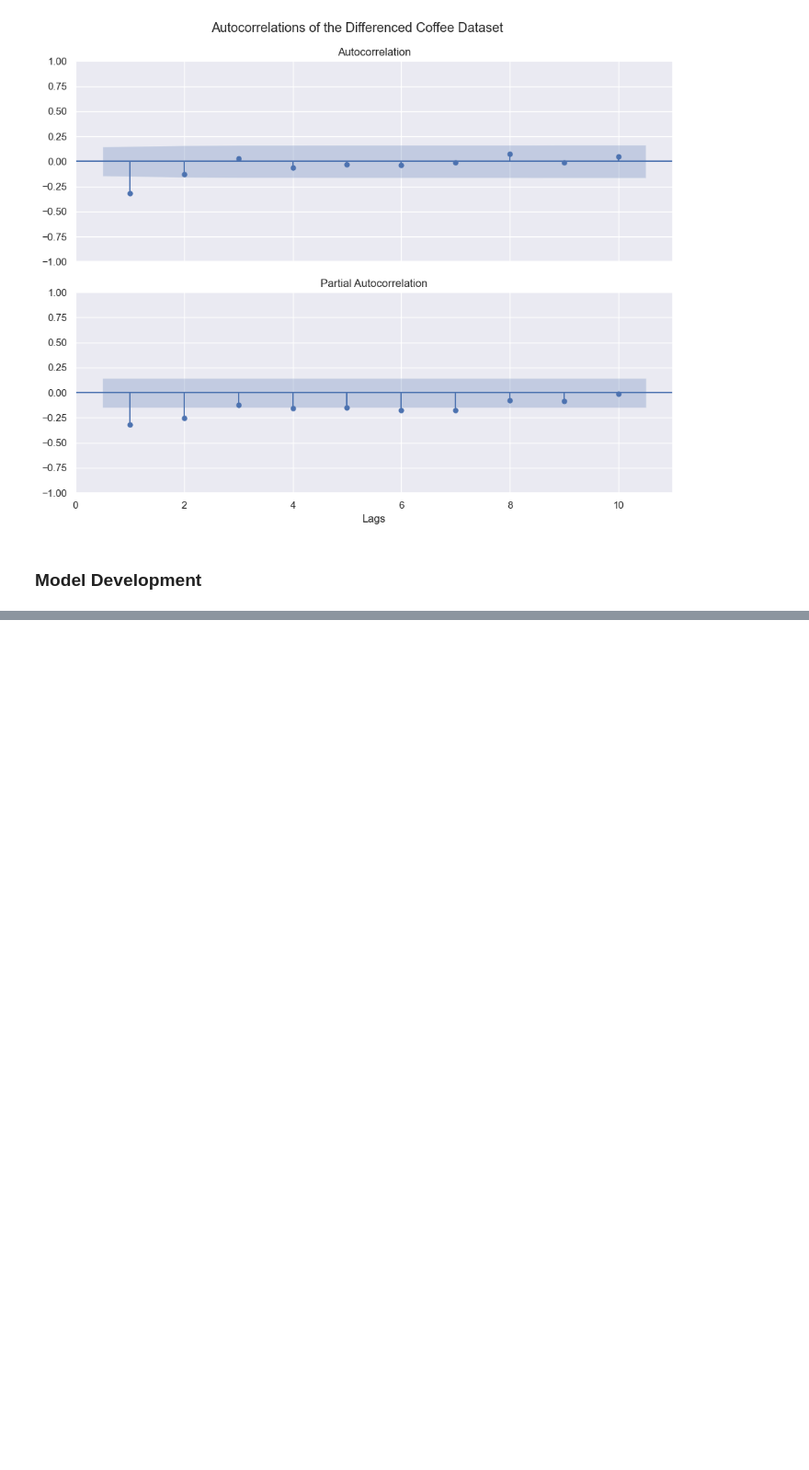
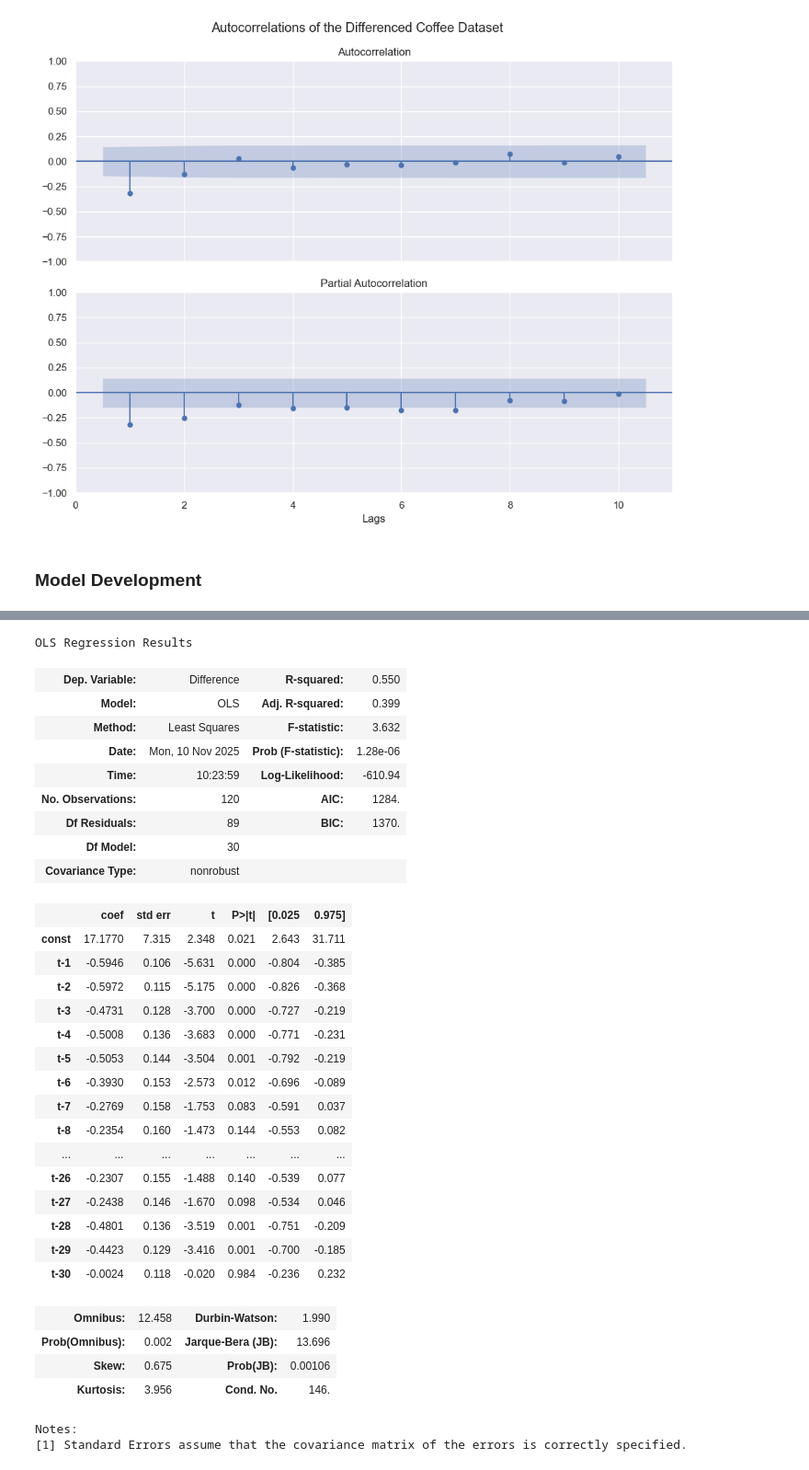
Before and after one commit to Murphysics1/masters_capstone, a Jupyter notebook: MLR_Autoregression_Model.ipynb, the cells around one changed output, grey strips where cells are left out. Shown: that part at 92% size. Saved outputs shown, nothing was run; the diff lists cells and outputs as text; code cells hidden in the pictures; blank space fills up the shorter version.

```diff
--- a/MLR_Autoregression_Model.ipynb
+++ b/MLR_Autoregression_Model.ipynb
@@ -423,0 +188,36 @@ Total fit time: 0.820 seconds
+# %%
+model, summary = model_test_no_space(df_coffee_stationary,steps=30)
+summary
+# %% [output]
+OLS Regression Results
+| Dep. Variable: | Difference | R-squared: | 0.550 |
+| Model: | OLS | Adj. R-squared: | 0.399 |
+| Method: | Least Squares | F-statistic: | 3.632 |
+| Date: | Mon, 10 Nov 2025 | Prob (F-statistic): | 1.28e-06 |
+| Time: | 10:23:59 | Log-Likelihood: | -610.94 |
+| No. Observations: | 120 | AIC: | 1284. |
+| Df Residuals: | 89 | BIC: | 1370. |
+| Df Model: | 30 |  |  |
+| Covariance Type: | nonrobust |  |  |
+|  | coef | std err | t | P>|t| | [0.025 | 0.975] |
+| const | 17.1770 | 7.315 | 2.348 | 0.021 | 2.643 | 31.711 |
+| t-1 | -0.5946 | 0.106 | -5.631 | 0.000 | -0.804 | -0.385 |
+| t-2 | -0.5972 | 0.115 | -5.175 | 0.000 | -0.826 | -0.368 |
+| t-3 | -0.4731 | 0.128 | -3.700 | 0.000 | -0.727 | -0.219 |
+| t-4 | -0.5008 | 0.136 | -3.683 | 0.000 | -0.771 | -0.231 |
+| t-5 | -0.5053 | 0.144 | -3.504 | 0.001 | -0.792 | -0.219 |
+| t-6 | -0.3930 | 0.153 | -2.573 | 0.012 | -0.696 | -0.089 |
+| t-7 | -0.2769 | 0.158 | -1.753 | 0.083 | -0.591 | 0.037 |
+| t-8 | -0.2354 | 0.160 | -1.473 | 0.144 | -0.553 | 0.082 |
+| ... | ... | ... | ... | ... | ... | ... |
+| t-26 | -0.2307 | 0.155 | -1.488 | 0.140 | -0.539 | 0.077 |
+| t-27 | -0.2438 | 0.146 | -1.670 | 0.098 | -0.534 | 0.046 |
+| t-28 | -0.4801 | 0.136 | -3.519 | 0.001 | -0.751 | -0.209 |
+| t-29 | -0.4423 | 0.129 | -3.416 | 0.001 | -0.700 | -0.185 |
+| t-30 | -0.0024 | 0.118 | -0.020 | 0.984 | -0.236 | 0.232 |
+| Omnibus: | 12.458 | Durbin-Watson: | 1.990 |
+| Prob(Omnibus): | 0.002 | Jarque-Bera (JB): | 13.696 |
+| Skew: | 0.675 | Prob(JB): | 0.00106 |
+| Kurtosis: | 3.956 | Cond. No. | 146. |
+Notes:
+[1] Standard Errors assume that the covariance matrix of the errors is correctly specified.
```
Also changed, not shown: parts of 14 cells of this notebook, 2 other files.
